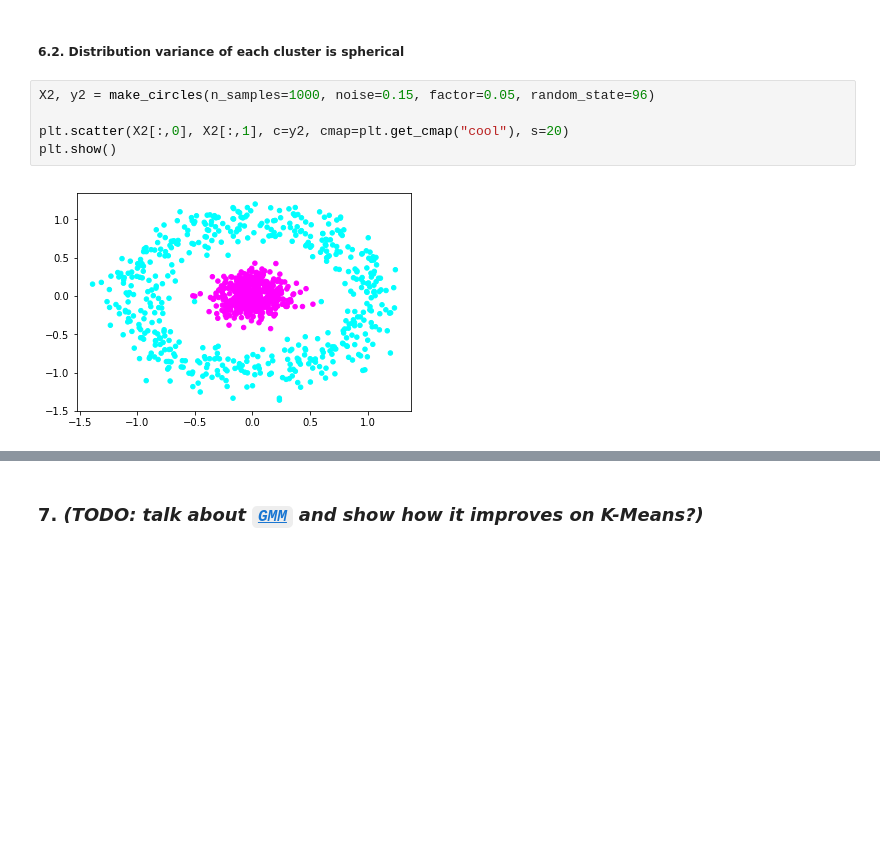
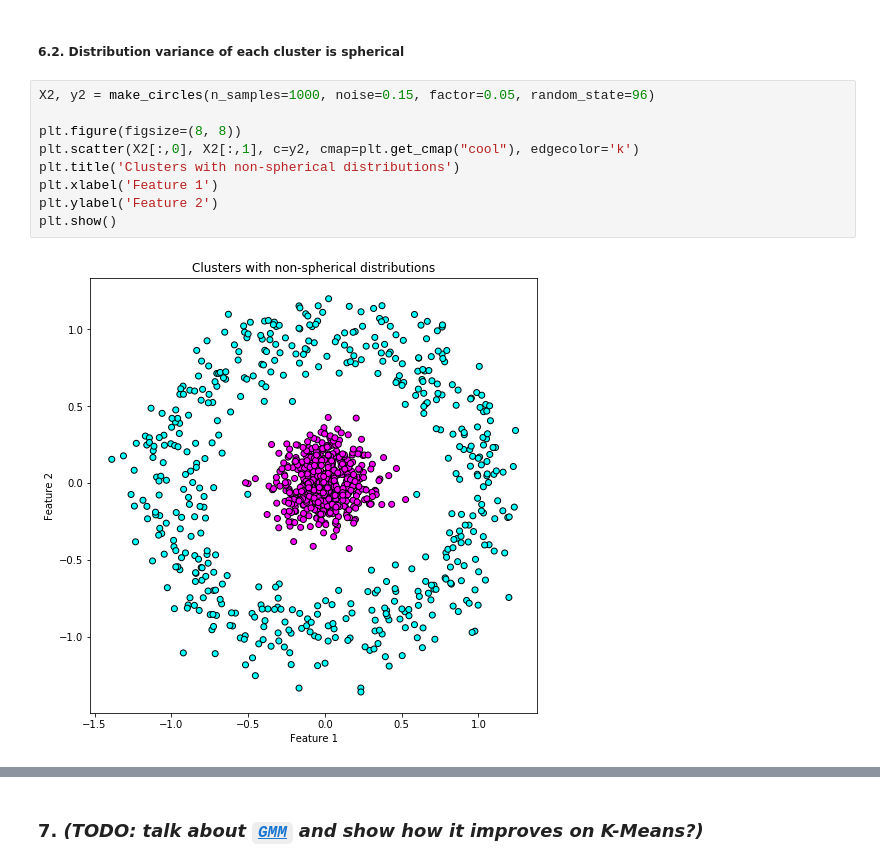
Before and after one commit to tzadro/aldm-lab, a Jupyter notebook: K-Means.ipynb, the cells around one changed output, grey strips where cells are left out. Drawn from its saved outputs; the diff is of its cells as text; blank space fills up the shorter version.

```diff
--- a/K-Means.ipynb
+++ b/K-Means.ipynb
@@ -192,10 +205,14 @@ plt.show()
 # %%
 X2, y2 = make_circles(n_samples=1000, noise=0.15, factor=0.05, random_state=96)
 
-plt.scatter(X2[:,0], X2[:,1], c=y2, cmap=plt.get_cmap("cool"), s=20)
+plt.figure(figsize=(8, 8))
+plt.scatter(X2[:,0], X2[:,1], c=y2, cmap=plt.get_cmap("cool"), edgecolor='k')
+plt.title('Clusters with non-spherical distributions')
+plt.xlabel('Feature 1')
+plt.ylabel('Feature 2')
 plt.show()
 # %% [output]
-[figure, old version]
+[figure, new version]
 # %%
 model = KMeans(n_clusters=2)
 model.fit(X2)
```
Also changed, not shown: parts of 7 cells of this notebook.
